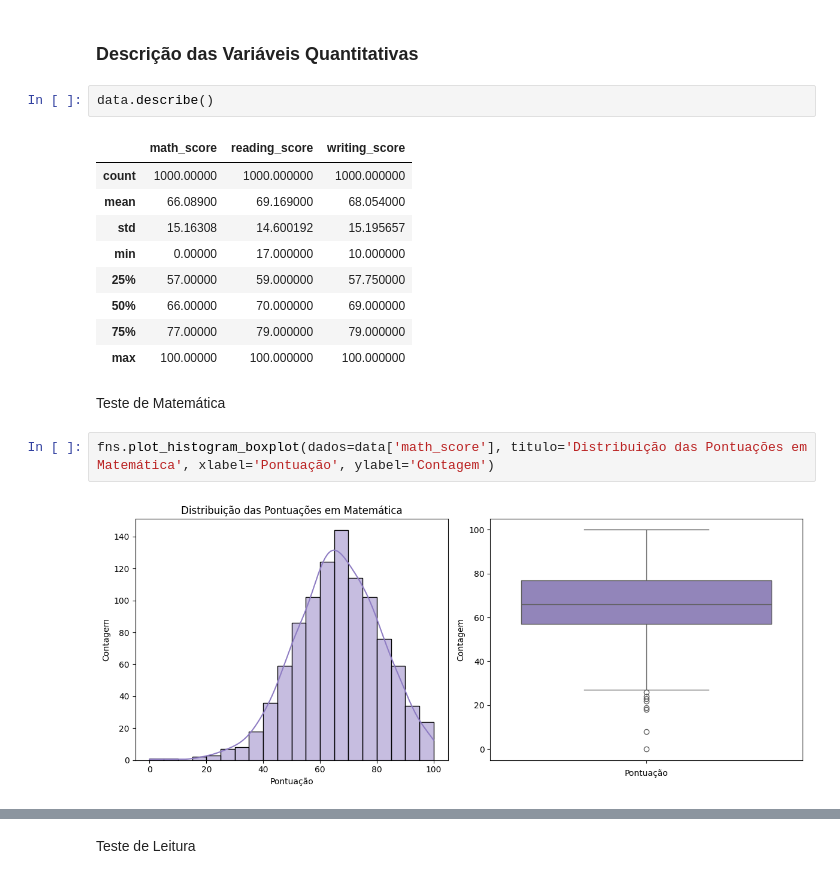
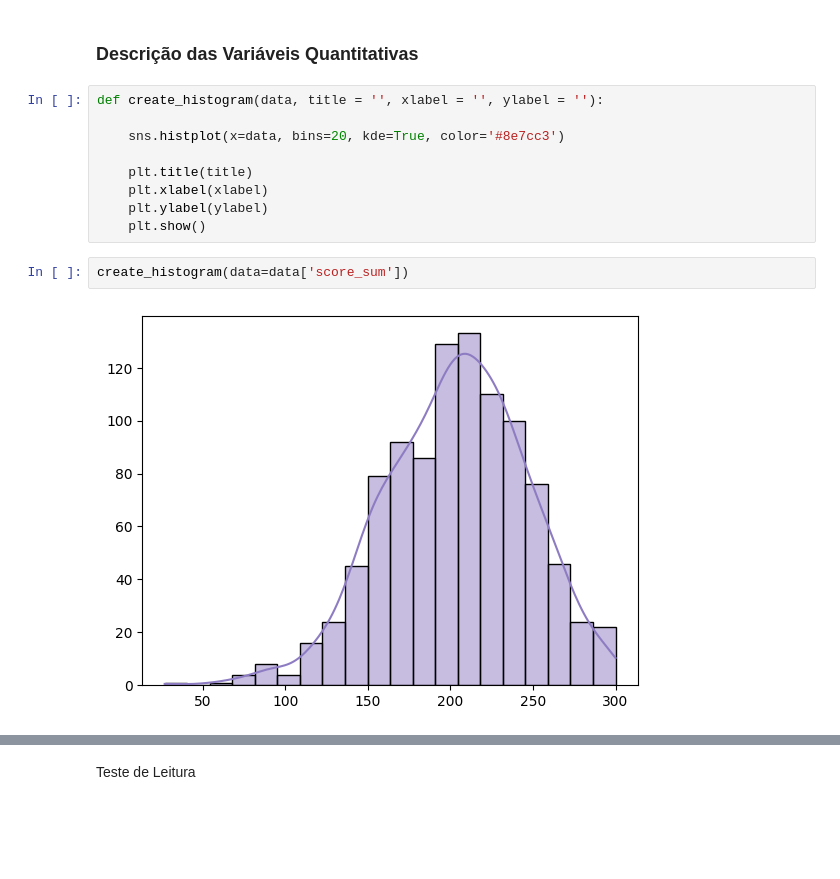
Before and after one commit to tainahguerras/Estatistica-ADA-Santander, a Jupyter notebook: projeto_estatistico.ipynb, the cells around one changed output, grey strips where cells are left out. Cells and saved outputs as stored; diff of their text form; blank space fills up the shorter version.

```diff
--- a/projeto_estatistico.ipynb
+++ b/projeto_estatistico.ipynb
@@ -124,23 +73,18 @@ Name: proportion, dtype: float64
 # %% [markdown]
 ### Descrição das Variáveis Quantitativas
-# %%
-data.describe()
-# %% [output]
-|  | math_score | reading_score | writing_score |
-| count | 1000.00000 | 1000.000000 | 1000.000000 |
-| mean | 66.08900 | 69.169000 | 68.054000 |
-| std | 15.16308 | 14.600192 | 15.195657 |
-| min | 0.00000 | 17.000000 | 10.000000 |
-| 25% | 57.00000 | 59.000000 | 57.750000 |
-| 50% | 66.00000 | 70.000000 | 69.000000 |
-| 75% | 77.00000 | 79.000000 | 79.000000 |
-| max | 100.00000 | 100.000000 | 100.000000 |
-# %% [markdown]
-Teste de Matemática
-# %%
-fns.plot_histogram_boxplot(dados=data['math_score'], titulo='Distribuição das Pontuações em Matemática', xlabel='Pontuação', ylabel='Contagem')
-# %% [output]
-[figure, removed]
+# %%
+def create_histogram(data, title = '', xlabel = '', ylabel = ''):
+
+    sns.histplot(x=data, bins=20, kde=True, color='#8e7cc3')
+
+    plt.title(title)
+    plt.xlabel(xlabel)
+    plt.ylabel(ylabel)
+    plt.show()
+# %%
+create_histogram(data=data['score_sum'])
+# %% [output]
+[figure, added]
 # %%
 plt.figure(figsize=(18,8))
 plt.subplot(1, 4, 1)
```
Also changed, not shown: parts of 20 cells of this notebook, 1 other file.
